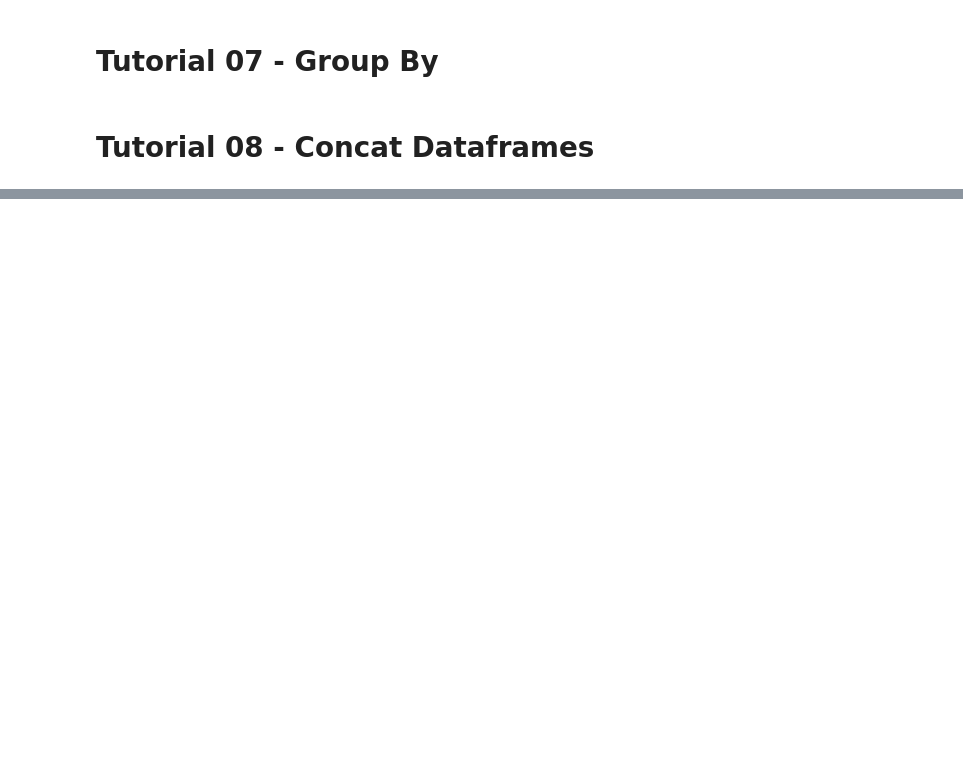
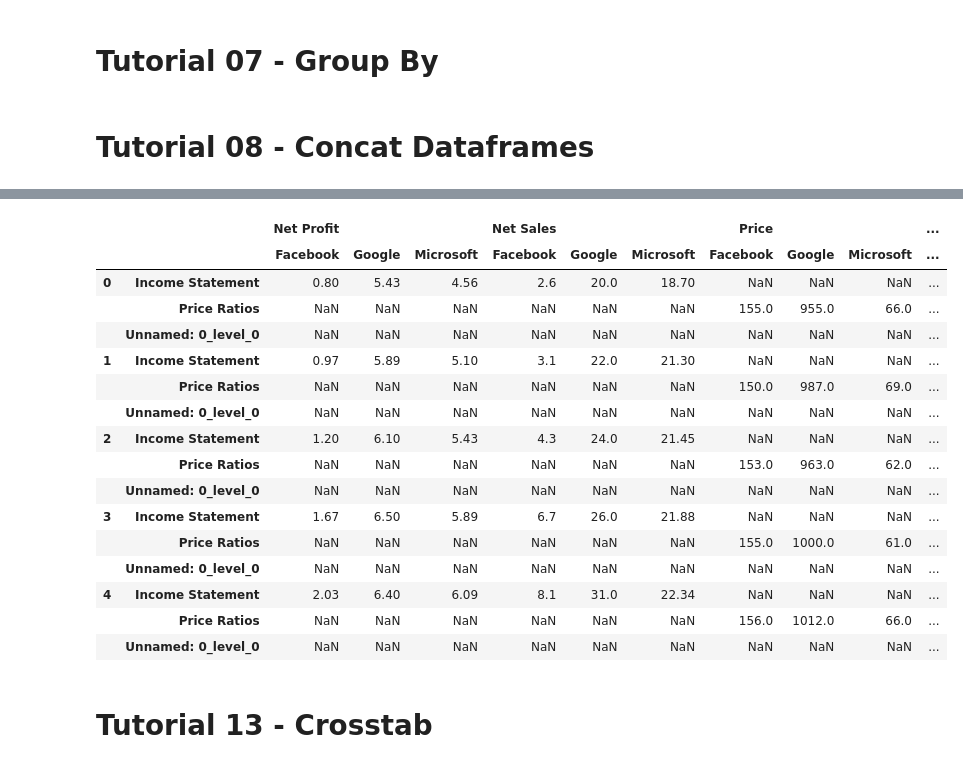
Before and after one commit to jchemile/varios, a Jupyter notebook: code_basics/pandas_tutorial/pandas_tutorial.ipynb, the cells around one changed output, grey strips where cells are left out. Saved outputs shown, nothing was run; the diff lists cells and outputs as text; code cells hidden in the pictures; blank space fills up the shorter version.

```diff
--- a/code_basics/pandas_tutorial/pandas_tutorial.ipynb
+++ b/code_basics/pandas_tutorial/pandas_tutorial.ipynb
@@ -545,0 +456,3 @@ pd.concat([temperature_df,s], axis=1)
+# %%
+df2 = pd.read_excel("stocks_3_levels12.xlsx", header = [0,1,2])
+df2
@@ -545,0 +468,22 @@ pd.concat([temperature_df,s], axis=1)
+# %%
+df2.stack(level=0)
+# %% [output]
+|  |  | Net Profit |  |  | Net Sales |  |  | Price |  |  | ... |
+|  |  | Facebook | Google | Microsoft | Facebook | Google | Microsoft | Facebook | Google | Microsoft | ... |
+| 0 | Income Statement | 0.80 | 5.43 | 4.56 | 2.6 | 20.0 | 18.70 | NaN | NaN | NaN | ... |
+|  | Price Ratios | NaN | NaN | NaN | NaN | NaN | NaN | 155.0 | 955.0 | 66.0 | ... |
+|  | Unnamed: 0_level_0 | NaN | NaN | NaN | NaN | NaN | NaN | NaN | NaN | NaN | ... |
+| 1 | Income Statement | 0.97 | 5.89 | 5.10 | 3.1 | 22.0 | 21.30 | NaN | NaN | NaN | ... |
+|  | Price Ratios | NaN | NaN | NaN | NaN | NaN | NaN | 150.0 | 987.0 | 69.0 | ... |
+|  | Unnamed: 0_level_0 | NaN | NaN | NaN | NaN | NaN | NaN | NaN | NaN | NaN | ... |
+| 2 | Income Statement | 1.20 | 6.10 | 5.43 | 4.3 | 24.0 | 21.45 | NaN | NaN | NaN | ... |
+|  | Price Ratios | NaN | NaN | NaN | NaN | NaN | NaN | 153.0 | 963.0 | 62.0 | ... |
+|  | Unnamed: 0_level_0 | NaN | NaN | NaN | NaN | NaN | NaN | NaN | NaN | NaN | ... |
+| 3 | Income Statement | 1.67 | 6.50 | 5.89 | 6.7 | 26.0 | 21.88 | NaN | NaN | NaN | ... |
+|  | Price Ratios | NaN | NaN | NaN | NaN | NaN | NaN | 155.0 | 1000.0 | 61.0 | ... |
+|  | Unnamed: 0_level_0 | NaN | NaN | NaN | NaN | NaN | NaN | NaN | NaN | NaN | ... |
+| 4 | Income Statement | 2.03 | 6.40 | 6.09 | 8.1 | 31.0 | 22.34 | NaN | NaN | NaN | ... |
+|  | Price Ratios | NaN | NaN | NaN | NaN | NaN | NaN | 156.0 | 1012.0 | 66.0 | ... |
+|  | Unnamed: 0_level_0 | NaN | NaN | NaN | NaN | NaN | NaN | NaN | NaN | NaN | ... |
+# %% [markdown]
+# Tutorial 13 - Crosstab
```
Also changed, not shown: parts of 102 cells of this notebook, 12 other files.
